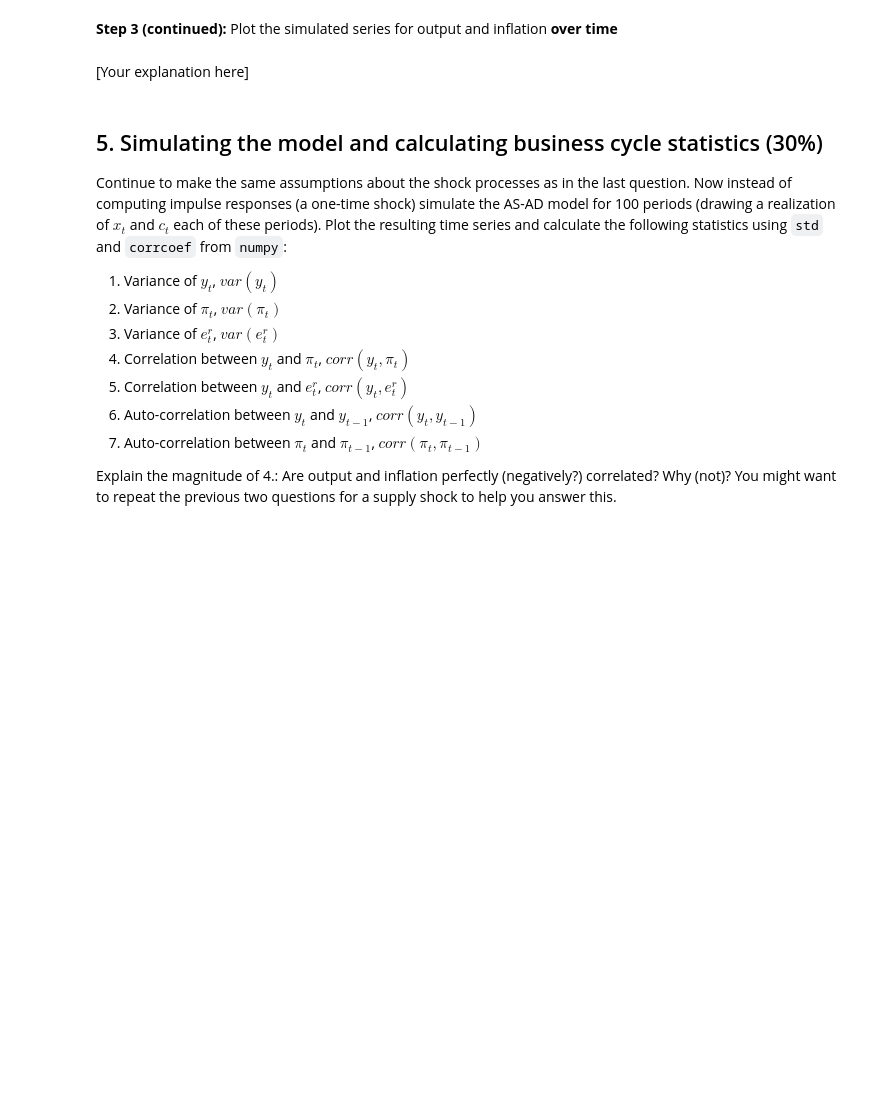
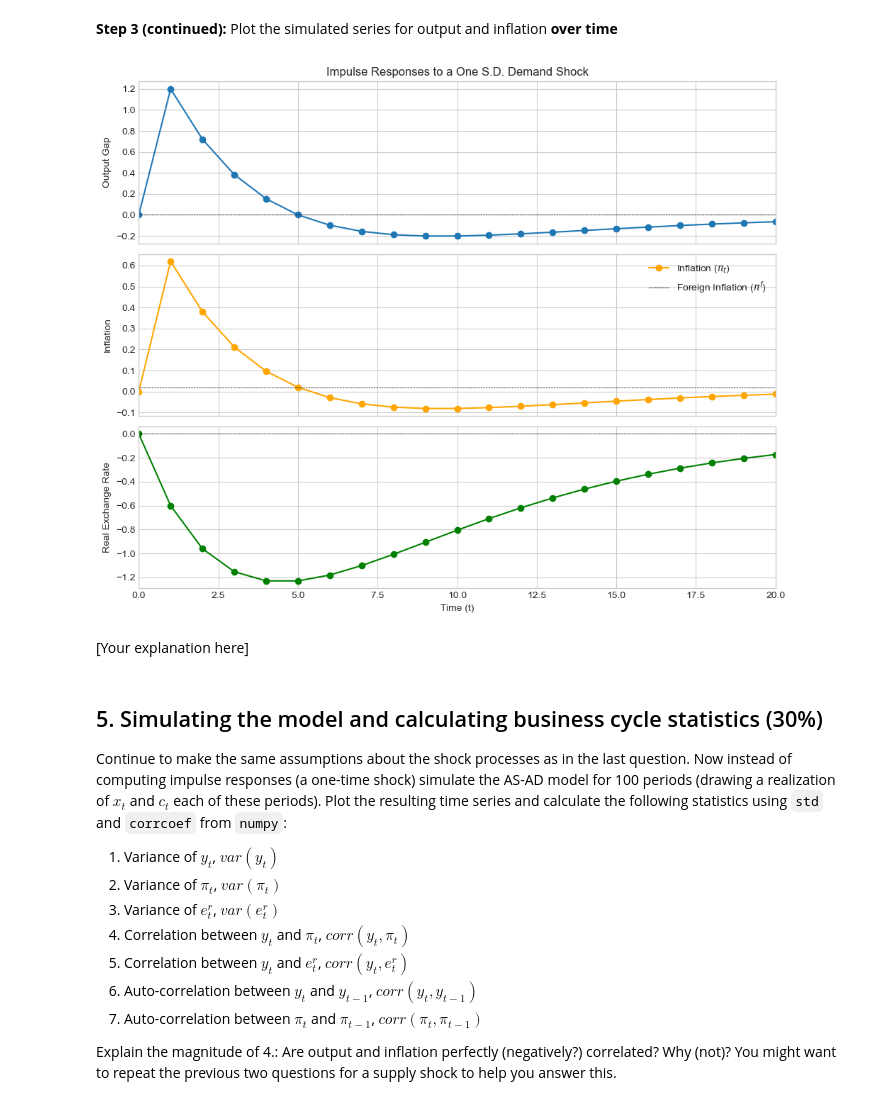
Before and after one commit to chr0torp/makro, a Jupyter notebook: ASAD2_questions.ipynb, the cells around one changed output. Saved outputs shown, nothing was run; the diff lists cells and outputs as text; code cells hidden in the pictures; blank space fills up the shorter version.

```diff
--- a/ASAD2_questions.ipynb
+++ b/ASAD2_questions.ipynb
@@ -331,3 +355,35 @@ def simulate(par,sim,T):
+# %%
+# your code here. Remember to plot inflation, the output gap, **and the real exchange rate**
+
+# Create a figure with 3 subplots
+fig, (ax1, ax2, ax3) = plt.subplots(3, 1, figsize=(10, 8), sharex=True)
+
+# Plot Output Gap (y_t)
+ax1.plot(sim['y'], marker='o', linestyle='-', label='Output Gap ($y_t$)')
+ax1.set_ylabel('Output Gap')
+ax1.set_title('Impulse Responses to a One S.D. Demand Shock')
+ax1.grid(True)
+ax1.axhline(0, color='black', lw=0.5, linestyle='--')
+ax1.set_xlim(0, 20) # Limit x-axis to see adjustment clearly
+
+# Plot Inflation (pi_t)
+ax2.plot(sim['pi'], marker='o', linestyle='-', color='orange', label='Inflation ($\pi_t$)')
+ax2.set_ylabel('Inflation')
+ax2.grid(True)
+ax2.axhline(par['pif'], color='black', lw=0.5, linestyle='--', label=f"Foreign Inflation ($\pi^f$)")
+ax2.legend()
+
+# Plot Real Exchange Rate (er_t)
+ax3.plot(sim['er'], marker='o', linestyle='-', color='green', label='Real Exchange Rate ($e^r_t$)')
+ax3.set_ylabel('Real Exchange Rate')
+ax3.set_xlabel('Time (t)')
+ax3.grid(True)
+ax3.axhline(0, color='black', lw=0.5, linestyle='--')
+
+plt.tight_layout()
+plt.show()
+# %% [output]
+[figure, added]
 # %% [markdown]
 [Your explanation here]
 # %% [markdown]
```
Also changed, not shown: parts of 10 cells of this notebook, 1 other file.
